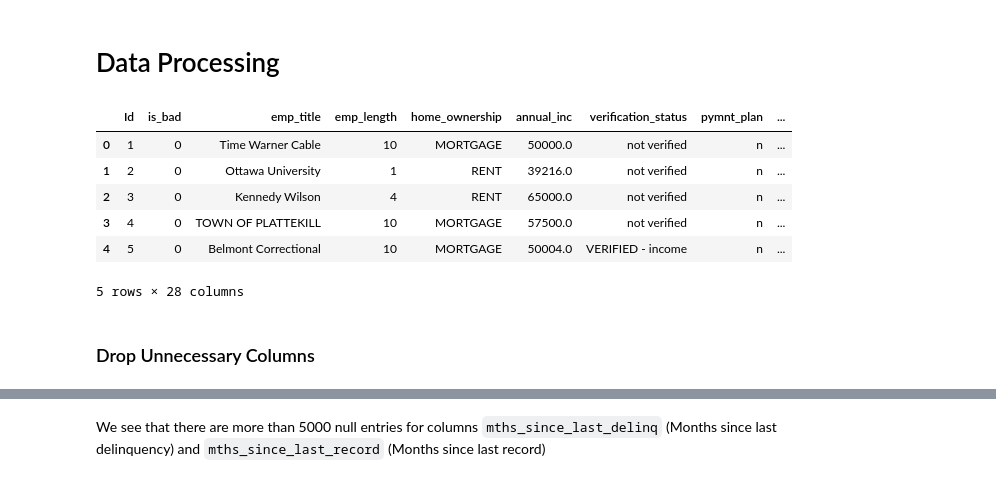
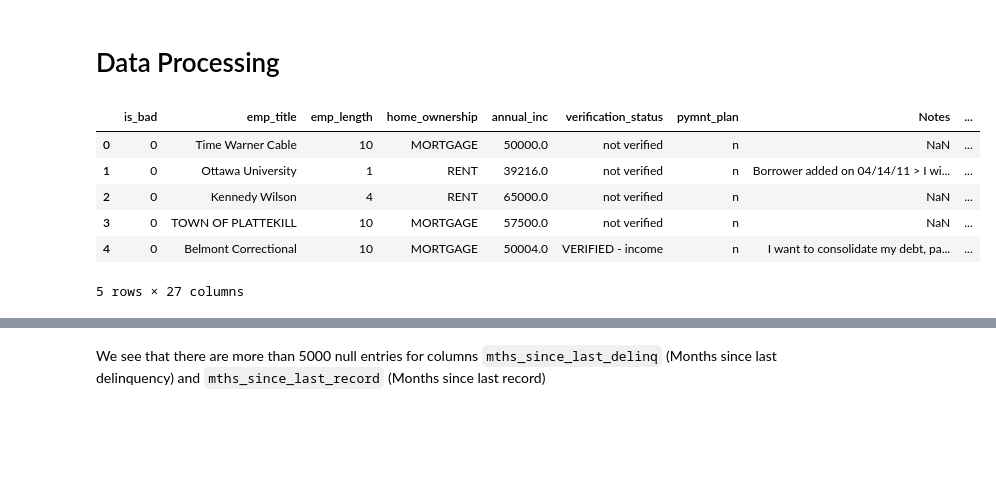
Before and after one commit to wryu94/loan_default_classification, a Jupyter notebook: loan_default_classification.ipynb, the cells around one changed output, grey strips where cells are left out. Drawn from its saved outputs; the diff is of its cells as text; code cells hidden in the pictures; blank space fills up the shorter version.

```diff
--- a/loan_default_classification.ipynb
+++ b/loan_default_classification.ipynb
@@ -102,14 +116,17 @@ from tensorflow import keras
 # %%
 # Load csv
 df_raw = pd.read_csv('dataset.csv')
+
+# Drop the 'id' column as it's redundant to the table indices
+df_raw.drop(['Id'],axis=1,inplace=True)
+
+# Check the dataframe
 df_raw.head()
 # %% [output]
-|  | Id | is_bad | emp_title | emp_length | home_ownership | annual_inc | verification_status | pymnt_plan | ... |
-| 0 | 1 | 0 | Time Warner Cable | 10 | MORTGAGE | 50000.0 | not verified | n | ... |
-| 1 | 2 | 0 | Ottawa University | 1 | RENT | 39216.0 | not verified | n | ... |
-| 2 | 3 | 0 | Kennedy Wilson | 4 | RENT | 65000.0 | not verified | n | ... |
-| 3 | 4 | 0 | TOWN OF PLATTEKILL | 10 | MORTGAGE | 57500.0 | not verified | n | ... |
-| 4 | 5 | 0 | Belmont Correctional | 10 | MORTGAGE | 50004.0 | VERIFIED - income | n | ... |
+|  | is_bad | emp_title | emp_length | home_ownership | annual_inc | verification_status | pymnt_plan | Notes | ... |
+| 0 | 0 | Time Warner Cable | 10 | MORTGAGE | 50000.0 | not verified | n | NaN | ... |
+| 1 | 0 | Ottawa University | 1 | RENT | 39216.0 | not verified | n | Borrower added on 04/14/11 > I wi... | ... |
+| 2 | 0 | Kennedy Wilson | 4 | RENT | 65000.0 | not verified | n | NaN | ... |
+| 3 | 0 | TOWN OF PLATTEKILL | 10 | MORTGAGE | 57500.0 | not verified | n | NaN | ... |
+| 4 | 0 | Belmont Correctional | 10 | MORTGAGE | 50004.0 | VERIFIED - income | n | I want to consolidate my debt, pa... | ... |
-5 rows × 28 columns
+5 rows × 27 columns
-# %% [markdown]
-### Drop Unnecessary Columns
```
Also changed, not shown: parts of 138 cells of this notebook.
